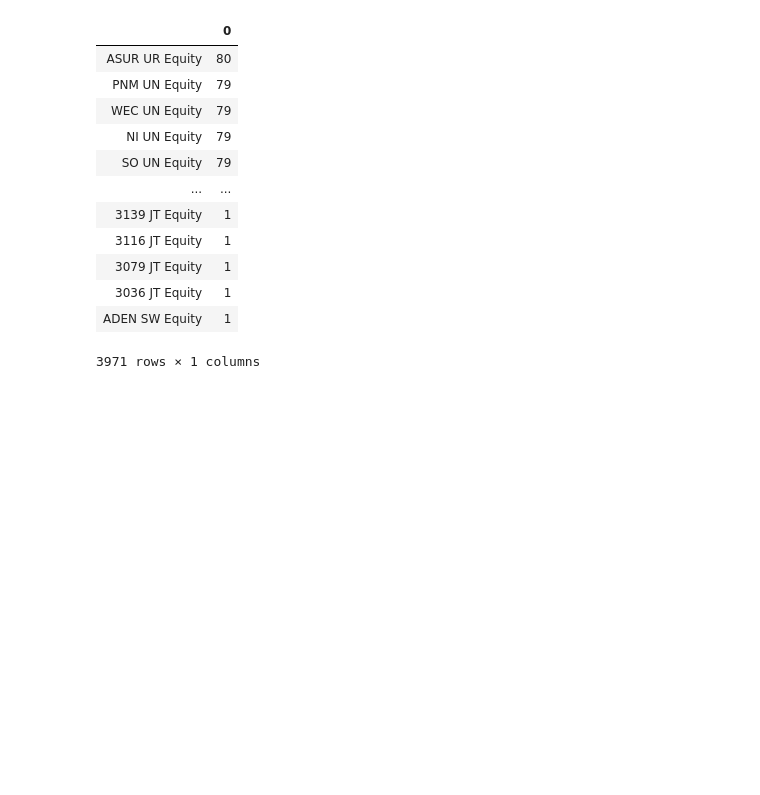
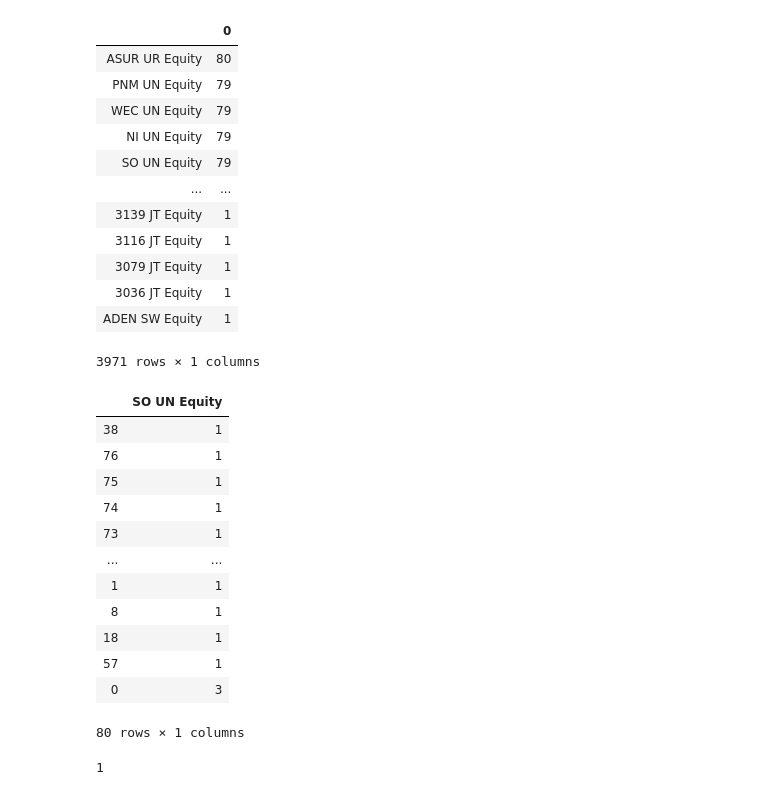
Before and after one commit to dostakin/bloomberg_altman_z_analysis, a Jupyter notebook: great_filter_duygu.ipynb, the cells around one changed output. Cells and saved outputs as stored; diff of their text form; code cells hidden in the pictures; blank space fills up the shorter version.

```diff
--- a/great_filter_duygu.ipynb
+++ b/great_filter_duygu.ipynb
@@ -112,3 +99,27 @@ longest_under
 | 3036 JT Equity | 1 |
 | ADEN SW Equity | 1 |
 3971 rows × 1 columns
+# %%
+#prototype for seeing the length of the consecutive quarters below 1.8
+data_first_time = data_test_applied["SO UN Equity"].value_counts().sort_values().to_frame()
+display(data_first_time)
+# %% [output]
+|  | SO UN Equity |
+| 38 | 1 |
+| 76 | 1 |
+| 75 | 1 |
+| 74 | 1 |
+| 73 | 1 |
+| ... | ... |
+| 1 | 1 |
+| 8 | 1 |
+| 18 | 1 |
+| 57 | 1 |
+| 0 | 3 |
+80 rows × 1 columns
+# %%
+#prototype: number of times the company first fell below 1.8
+data_falls = len(data_test_applied[data_test_applied["SO UN Equity"] == 1])
+data_falls
+# %% [output]
+1
```
Also changed, not shown: parts of 6 cells of this notebook.
